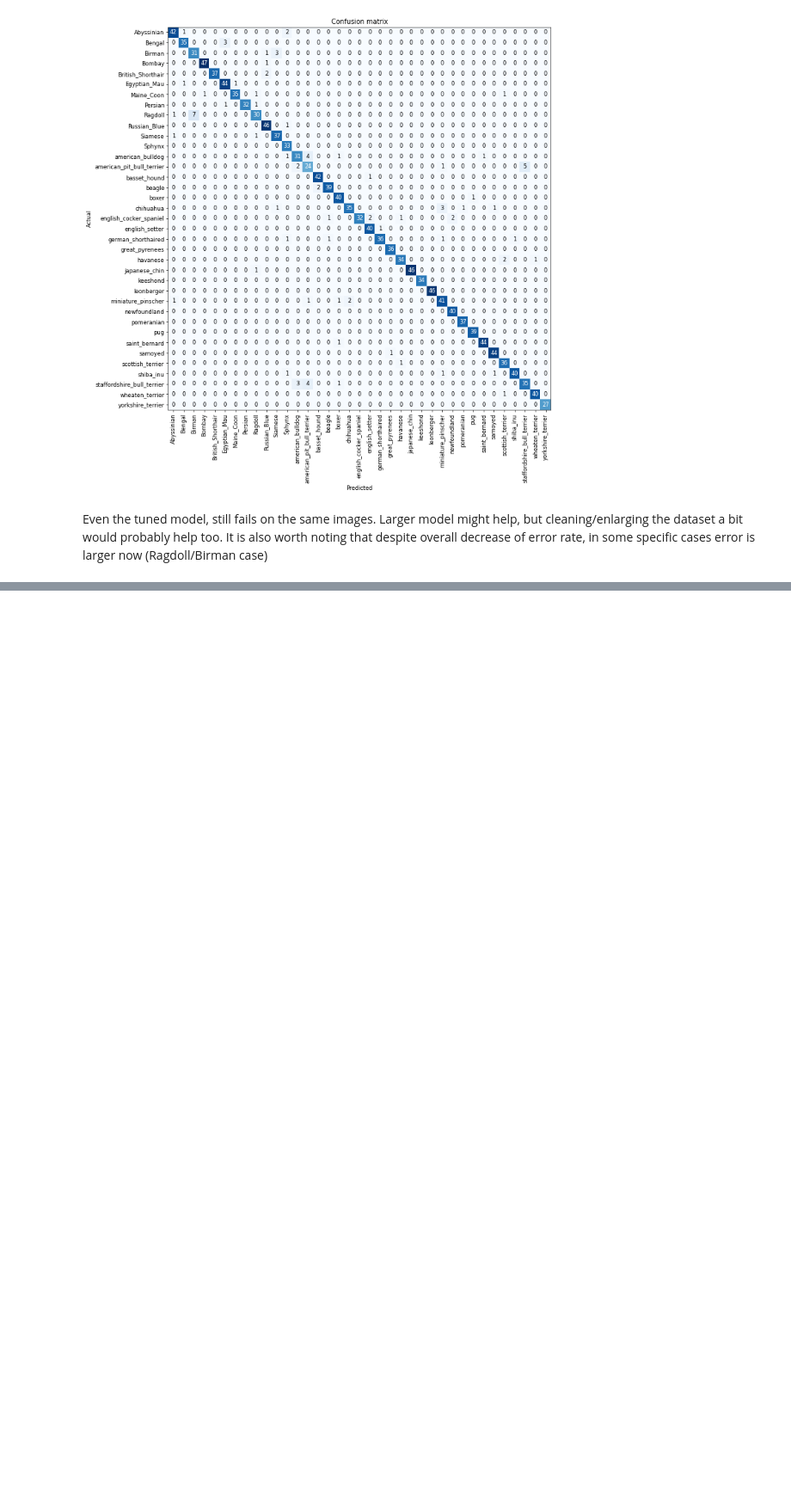
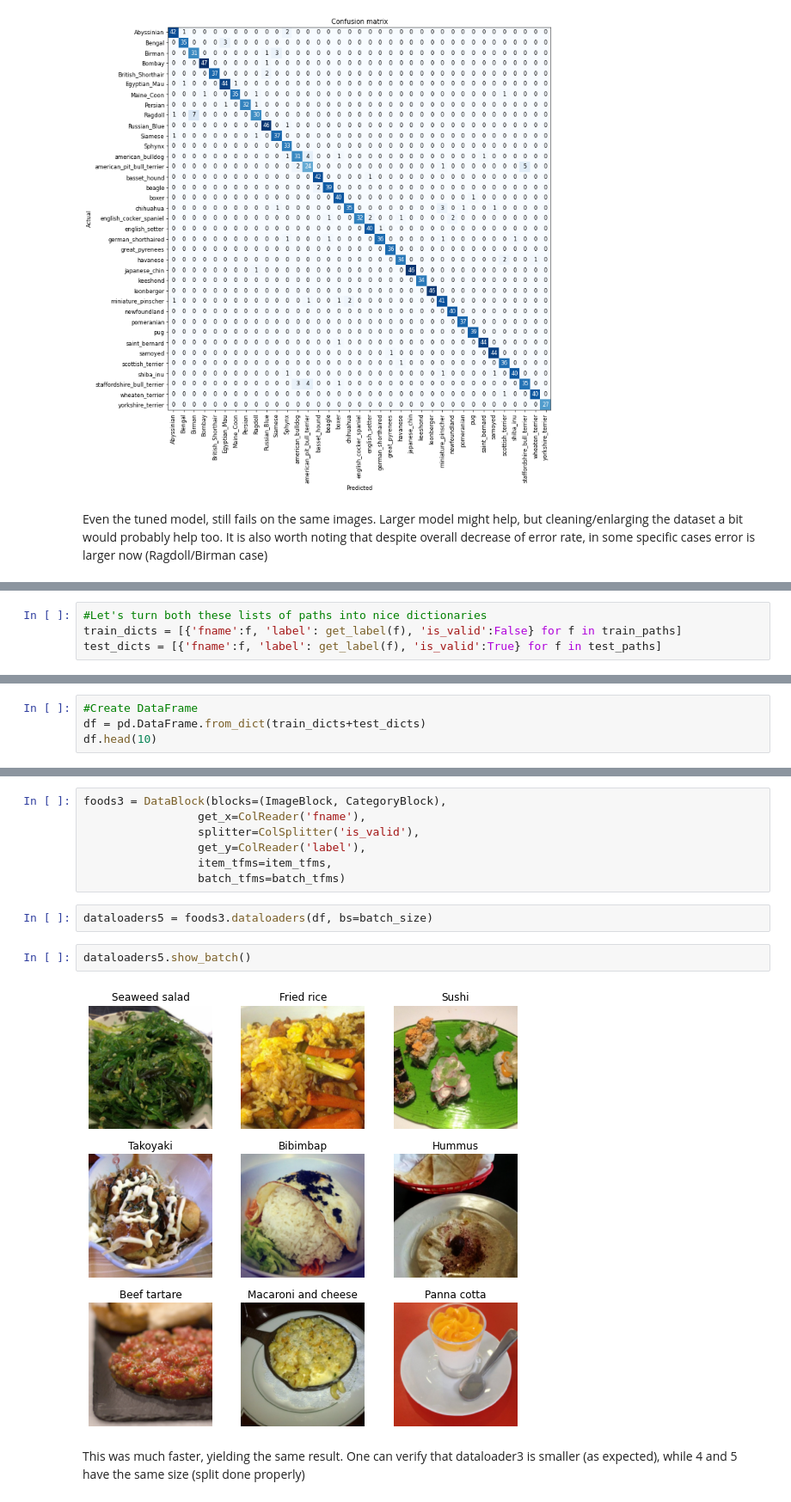
Before and after one commit to JanSobus/computer-vision, a Jupyter notebook: Basic Image Classification.ipynb, the cells around one changed output, grey strips where cells are left out. Shown at 86% size. Saved outputs shown, nothing was run; the diff lists cells and outputs as text; blank space fills up the shorter version.

```diff
--- a/Basic Image Classification.ipynb
+++ b/Basic Image Classification.ipynb
@@ -199,0 +360,4 @@ Even the tuned model, still fails on the same images. Larger model might help, b
+# %%
+#Let's turn both these lists of paths into nice dictionaries
+train_dicts = [{'fname':f, 'label': get_label(f), 'is_valid':False} for f in train_paths]
+test_dicts = [{'fname':f, 'label': get_label(f), 'is_valid':True} for f in test_paths]
@@ -199,0 +366,4 @@ Even the tuned model, still fails on the same images. Larger model might help, b
+# %%
+#Create DataFrame
+df = pd.DataFrame.from_dict(train_dicts+test_dicts)
+df.head(10)
@@ -199,0 +372,15 @@ Even the tuned model, still fails on the same images. Larger model might help, b
+# %%
+foods3 = DataBlock(blocks=(ImageBlock, CategoryBlock),
+                 get_x=ColReader('fname'),
+                 splitter=ColSplitter('is_valid'),
+                 get_y=ColReader('label'),
+                 item_tfms=item_tfms,
+                 batch_tfms=batch_tfms)
+# %%
+dataloaders5 = foods3.dataloaders(df, bs=batch_size)
+# %%
+dataloaders5.show_batch()
+# %% [output]
+[figure, added]
+# %% [markdown]
+This was much faster, yielding the same result. One can verify that dataloader3 is smaller (as expected), while 4 and 5 have the same size (split done properly)
```
Also changed, not shown: parts of 35 cells of this notebook.
